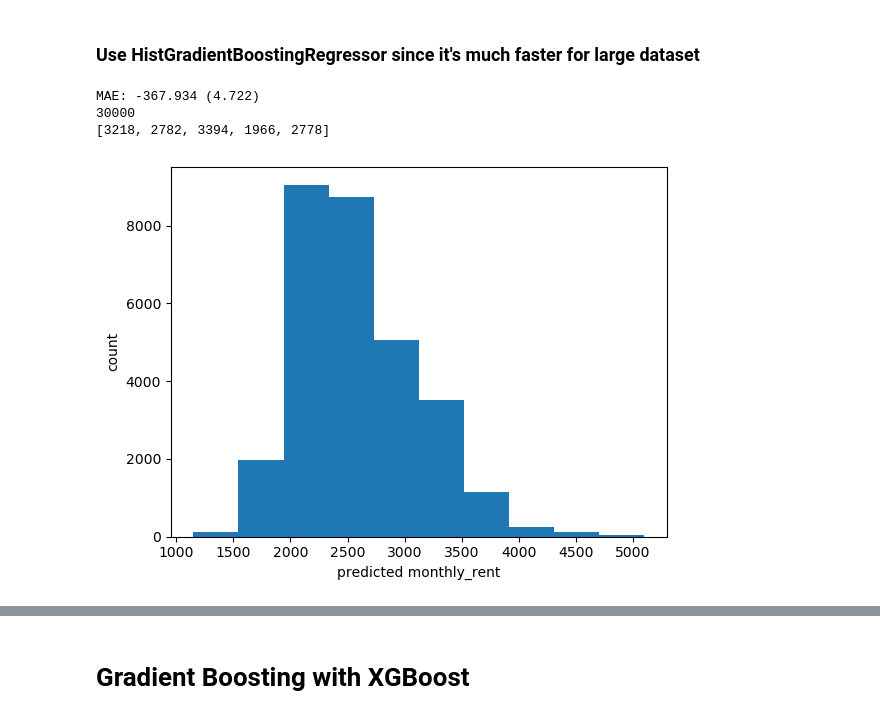
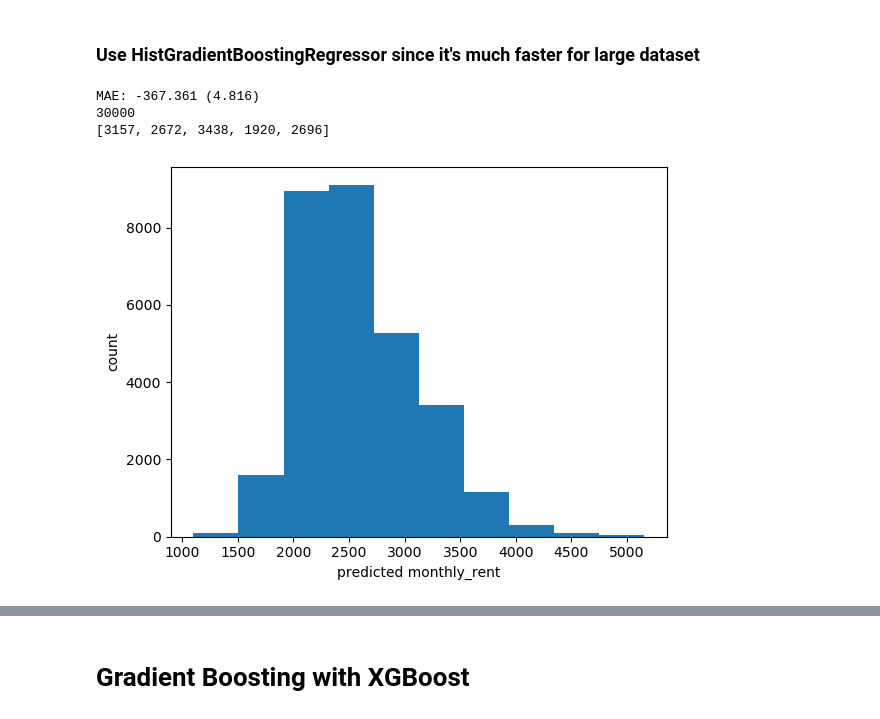
Before and after one commit to StephanieMussi/5228-group21-project, a Jupyter notebook: experiments/msy_gb.ipynb, the cells around one changed output, grey strips where cells are left out. Cells and saved outputs as stored; diff of their text form; code cells hidden in the pictures.

```diff
--- a/experiments/msy_gb.ipynb
+++ b/experiments/msy_gb.ipynb
@@ -41,6 +41,7 @@ Number of test records: 30000
 cols = ['rent_approval_date', 'town_0', 'town_1', 'town_2', 'town_3', 'town_4',
        'flat_model', 'floor_area_sqm', 'lease_commence_date',
        'avg_stock_price', 'num_shopping_malls', 'min_distance',
+       'avg_coe_price', 'num_primary_schools', 'min_distance_planned',
        'flat_type_3-room', 'flat_type_4-room',
        'flat_type_executive', 'flat_type_5-room', 'flat_type_2-room',
        'central region', 'east region', 'north region', 'north-east region',
@@ -57,38 +58,41 @@ X_test = df_test[cols].values
 # %%
 %%time
 categorical_features = []
+i_list = []
+score = []
+
 model = HistGradientBoostingRegressor( loss='gamma',
-                                           learning_rate=0.1, #best in np.arange(0.01, 0.2, 0.01)
-                                           max_depth=None,
-                                           max_bins=255,
-                                           categorical_features=categorical_features,
-                                           random_state=237, #best in np.arange(0, 256, 1)
-                                         l2_regularization=2.4) #best in np.arange(0.0, 3.0, 0.1)
+                                               learning_rate=0.14,
+                                               max_depth=None,
+                                               max_bins=255,
+                                               categorical_features=categorical_features,
+                                               random_state=237,
+                                             l2_regularization=2.4)
 
 cv = RepeatedKFold(n_splits=10, n_repeats=3, random_state=1)
 n_scores = cross_val_score(model, X_train, y_train, scoring='neg_mean_absolute_error', cv=cv, n_jobs=-1, error_score='raise')
 print('MAE: %.3f (%.3f)' % (np.mean(n_scores), np.std(n_scores)))
 
 model = HistGradientBoostingRegressor( loss='gamma',
-                                       learning_rate=0.1,
+                                       learning_rate=0.14,
                                        max_depth=None,
                                        max_bins=255,
                                        categorical_features=categorical_features,
                                        random_state=237,
                                      l2_regularization=2.4)
 model.fit(X_train, y_train)
 
 y_pred = model.predict(X_test)
 y_pred = [int(x) for x in y_pred]
 print(len(y_pred))
 print(y_pred[:5])
 
 plt.hist(y_pred)
 plt.xlabel('predicted monthly_rent')
 plt.ylabel('count')
 plt.show()
 # %% [output]
-MAE: -367.934 (4.722)
+MAE: -367.361 (4.816)
 30000
-[3218, 2782, 3394, 1966, 2778]
+[3157, 2672, 3438, 1920, 2696]
-[figure, old version]
+[figure, new version]
```
Also changed, not shown: parts of 6 cells of this notebook, 1 other file.
